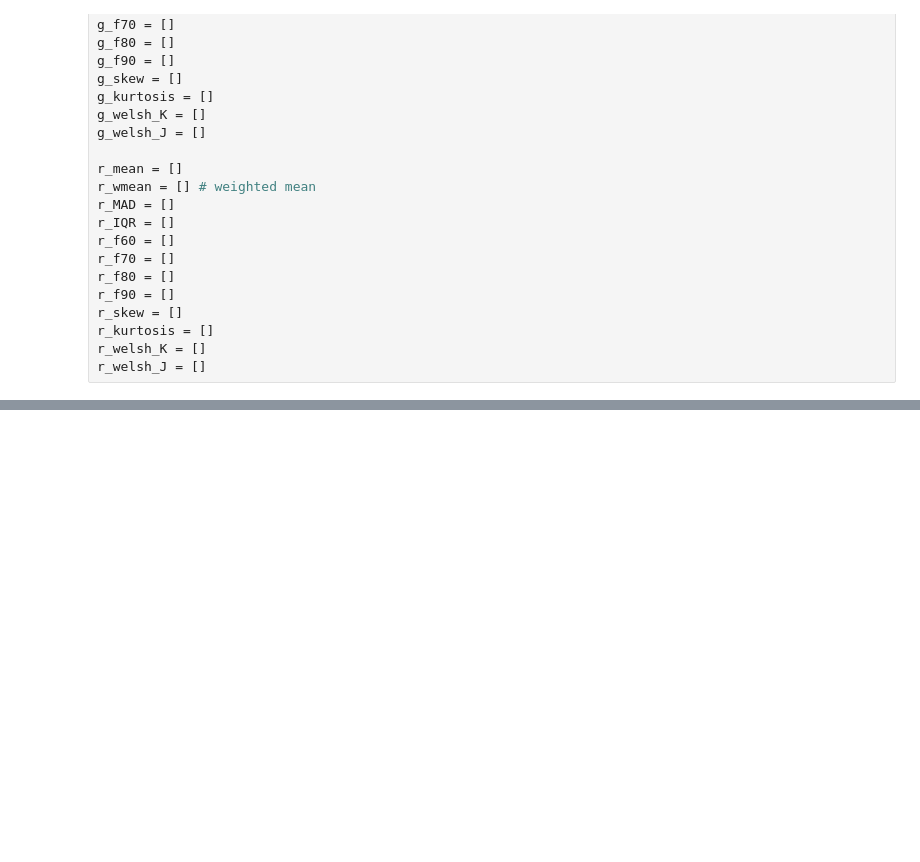
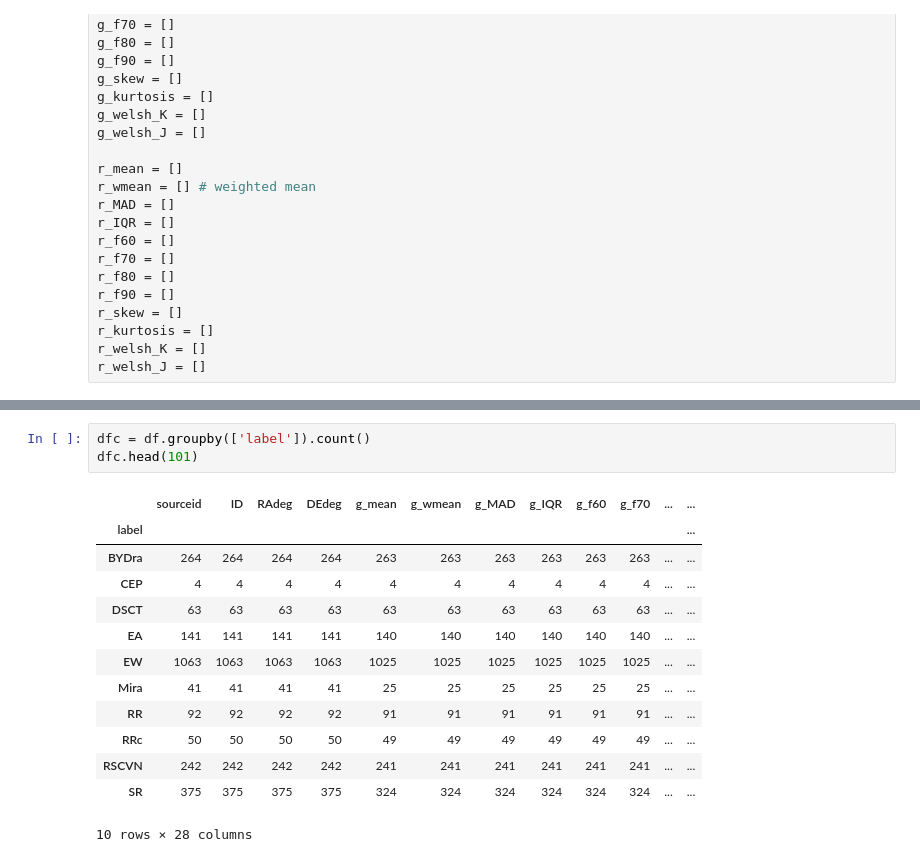
Before and after one commit to truptimr/UCSD-MLE-ZTF, a Jupyter notebook: Generate_lc_feature_dataframe.ipynb, the cells around one changed output, grey strips where cells are left out. Drawn from its saved outputs; the diff is of its cells as text; blank space fills up the shorter version.

```diff
--- a/Generate_lc_feature_dataframe.ipynb
+++ b/Generate_lc_feature_dataframe.ipynb
@@ -274,0 +260,17 @@ features.to_csv('features2.csv',index=False)
+# %%
+dfc = df.groupby(['label']).count()
+dfc.head(101)
+# %% [output]
+|  | sourceid | ID | RAdeg | DEdeg | g_mean | g_wmean | g_MAD | g_IQR | g_f60 | g_f70 | ... | ... |
+| label |  |  |  |  |  |  |  |  |  |  |  | ... |
+| BYDra | 264 | 264 | 264 | 264 | 263 | 263 | 263 | 263 | 263 | 263 | ... | ... |
+| CEP | 4 | 4 | 4 | 4 | 4 | 4 | 4 | 4 | 4 | 4 | ... | ... |
+| DSCT | 63 | 63 | 63 | 63 | 63 | 63 | 63 | 63 | 63 | 63 | ... | ... |
+| EA | 141 | 141 | 141 | 141 | 140 | 140 | 140 | 140 | 140 | 140 | ... | ... |
+| EW | 1063 | 1063 | 1063 | 1063 | 1025 | 1025 | 1025 | 1025 | 1025 | 1025 | ... | ... |
+| Mira | 41 | 41 | 41 | 41 | 25 | 25 | 25 | 25 | 25 | 25 | ... | ... |
+| RR | 92 | 92 | 92 | 92 | 91 | 91 | 91 | 91 | 91 | 91 | ... | ... |
+| RRc | 50 | 50 | 50 | 50 | 49 | 49 | 49 | 49 | 49 | 49 | ... | ... |
+| RSCVN | 242 | 242 | 242 | 242 | 241 | 241 | 241 | 241 | 241 | 241 | ... | ... |
+| SR | 375 | 375 | 375 | 375 | 324 | 324 | 324 | 324 | 324 | 324 | ... | ... |
+10 rows × 28 columns
```
Also changed, not shown: parts of 11 cells of this notebook, 1 other file.
